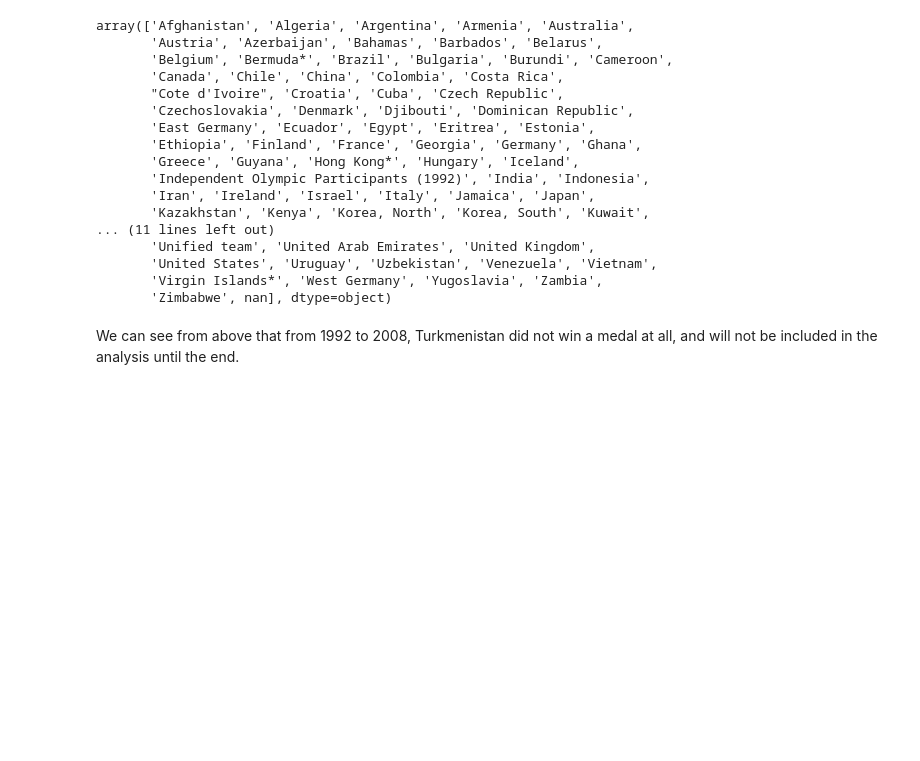
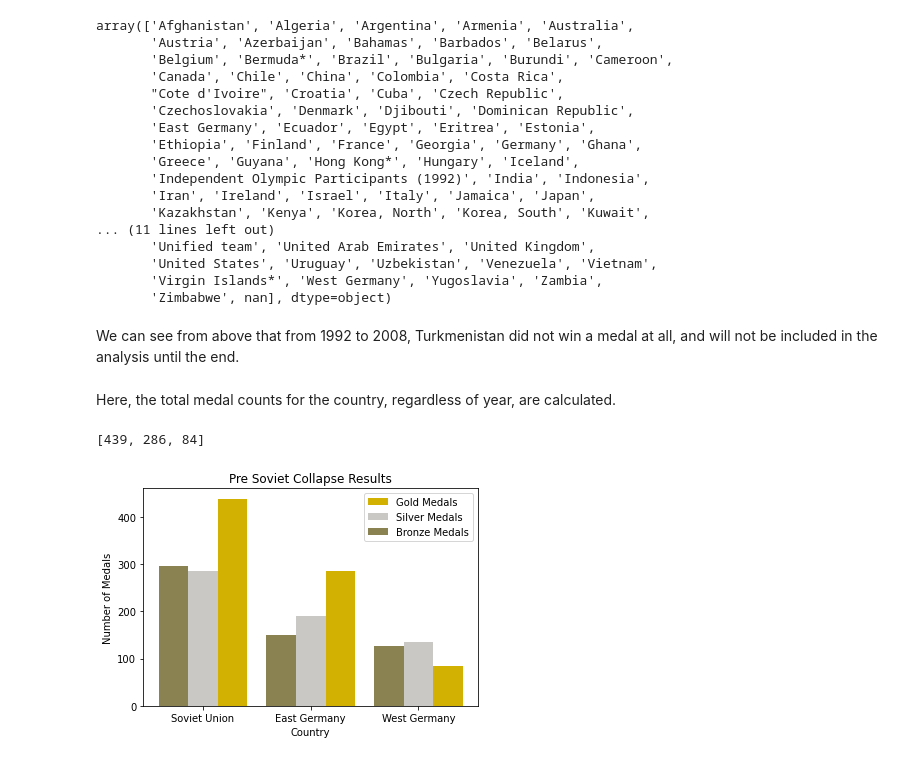
Before and after one commit to rbvancleave/project_1_olympicmedals, a Jupyter notebook: Summer-Olympics-Main.ipynb, the cells around one changed output. Saved outputs shown, nothing was run; the diff lists cells and outputs as text; code cells hidden in the pictures; blank space fills up the shorter version.

Commit message:
Update Summer-Olympics-Main.ipynb
started plotting

```diff
--- a/Summer-Olympics-Main.ipynb
+++ b/Summer-Olympics-Main.ipynb
@@ -69,0 +72,7 @@ germany_data = country_olympics_data.get_group("Germany")
+# %%
+#saving pre and post collapse countries to lists
+pre_collapse_dfs = [soviet_data, east_germany_data, west_germany_data]
+post_collapse_dfs = [armenia_data, azerbaijan_data, belarus_data, estonia_data, georgia_data, kazakhstan_data, kyrgyzstan_data,
+                latvia_data, lithuania_data, moldova_data, russia_data, tajikistan_data, ukraine_data, uzbekistan_data, germany_data]
+# %% [markdown]
+Here, the total medal counts for the country, regardless of year, are calculated.
@@ -69,0 +116,30 @@ germany_data = country_olympics_data.get_group("Germany")
+# %%
+#setting up Germany comparison
+germany_index = countries_post.index
+german_comparison = {
+    "Countries": [countries_pre[1], countreis_pre[2], countries_post[germany_index]],
+    "Golds": [golds_pre[1], golds_pre[2], golds_post[germany_index]],
+    "Silvers": [silvers_pre[1], silvers_pre[2], silvers_post[germany_index]],
+    "Bronzes": [bronzes_pre[1], bronzes_pre[2], bronzes_post[germany_index]],
+}
+
+#
+# %% [output]
+[439, 286, 84]
+# %%
+#plotting pre-collapse comparisons
+width = 0.275
+x_pre = np.array(range(len(pre_collapse_dfs)))
+
+plt.bar(x_pre + width, golds_pre, width=width, color="#d2b103", label="Gold Medals")
+plt.bar(x_pre, silvers_pre, width=width, color="#c9c8c4", label="Silver Medals")
+plt.bar(x_pre - width, bronzes_pre, width=width, color="#8b8251", label="Bronze Medals")
+plt.xticks(x_pre, countries_pre)
+plt.title("Pre Soviet Collapse Results")
+plt.ylabel("Number of Medals")
+plt.xlabel("Country")
+plt.legend()
+
+plt.show()
+# %% [output]
+[figure, added]
```
Also changed, not shown: parts of 9 cells of this notebook.
